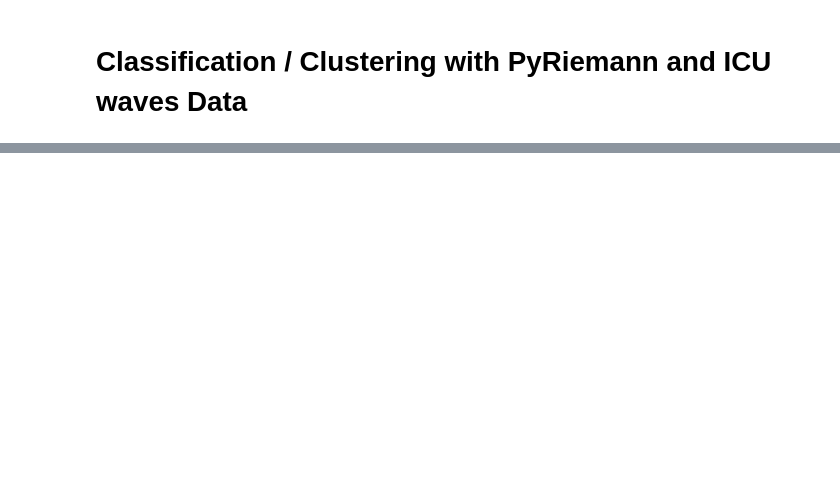
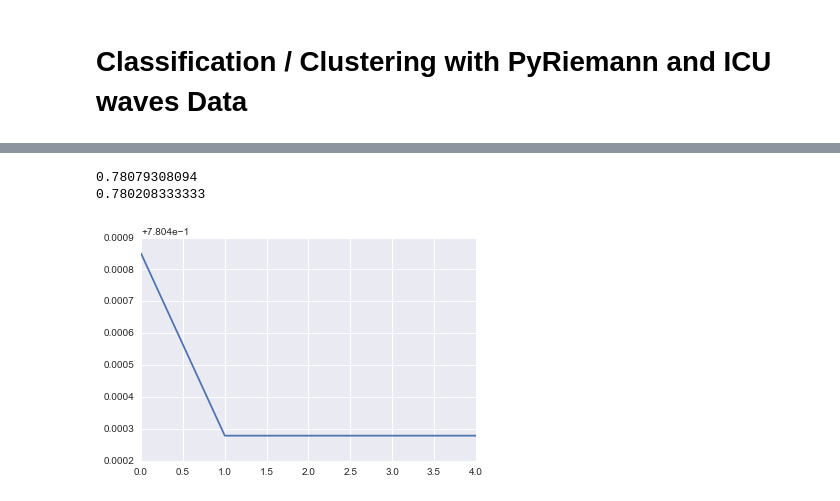
Before and after one commit to catherineverdiergo/IPYNB, a Jupyter notebook: ICU Classif.ipynb, the cells around one changed output, grey strips where cells are left out. Saved outputs shown, nothing was run; the diff lists cells and outputs as text; code cells hidden in the pictures; blank space fills up the shorter version.

```diff
--- a/ICU Classif.ipynb
+++ b/ICU Classif.ipynb
@@ -94,0 +164,11 @@ plt.plot(range(len(accuracy)), accuracy)
+# %%
+# logistic regression in the tangent space
+# from sklearn.linear_model import LogisticRegression
+# euclidian_clf =
+ts_lr = pyriemann.classification.TSclassifier(metric='riemann')
+cross_val_4_clf(ts_lr, X_train_test, y_train_test)
+valid_4_clf(ts_lr, X_train_test, y_train_test, X_valid, y_valid)
+# %% [output]
+0.78079308094
+0.780208333333
+[figure, added]
```
Also changed, not shown: parts of 21 cells of this notebook.
